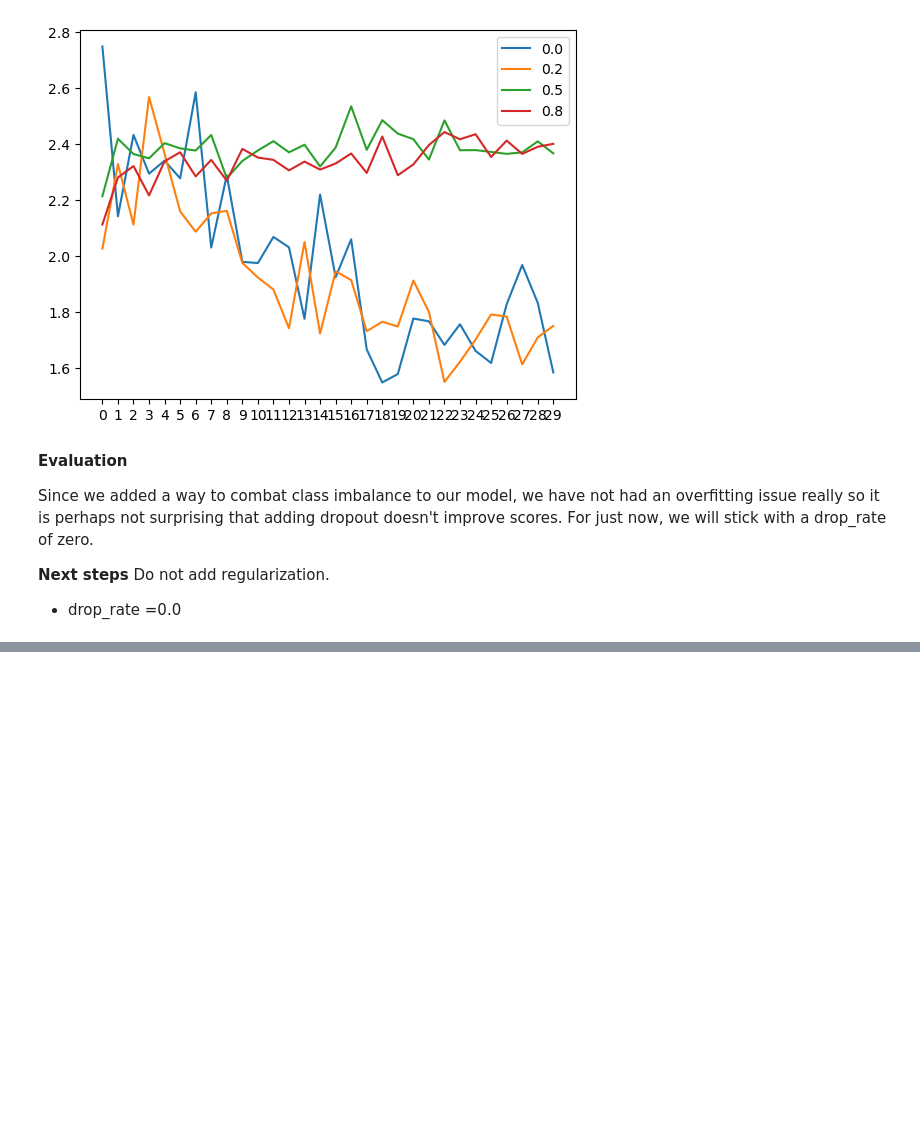
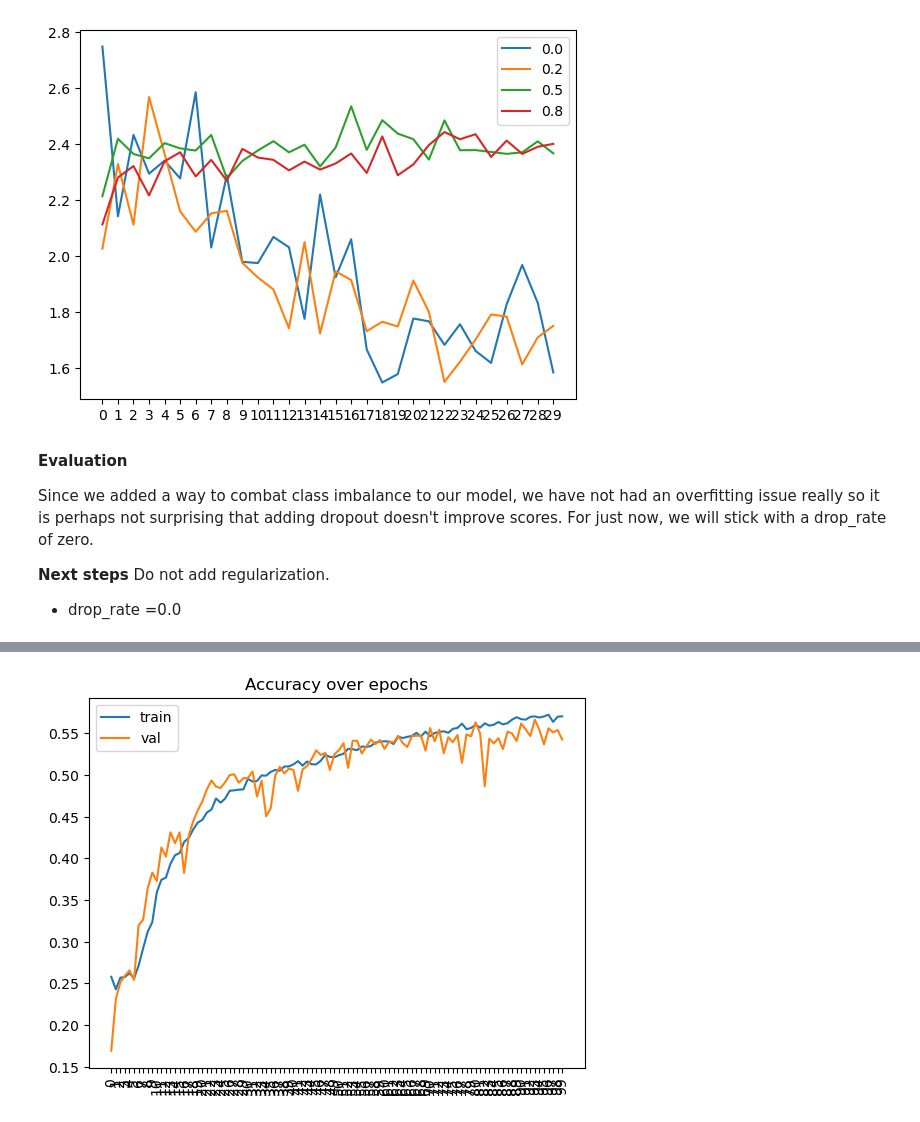
Before and after one commit to alibstill/ml-zoomcamp-emotion-recognition, a Jupyter notebook: 2_model_training/03_final_model.ipynb, the cells around one changed output, grey strips where cells are left out. Cells and saved outputs as stored; diff of their text form; code cells hidden in the pictures; blank space fills up the shorter version.

```diff
--- a/2_model_training/03_final_model.ipynb
+++ b/2_model_training/03_final_model.ipynb
@@ -776,0 +824,17 @@ TBD
+# %%
+# Use
+train_dataset = create_dataset(train_image_paths, train_labels, label_encoder, should_augment_image=True, batch_size=32)
+
+learning_rate=0.001
+dense_layer_units = [64,32]
+drop_rate = 0.0
+
+final_with_aug_model = build_model(learning_rate=learning_rate,dense_layer_units=dense_layer_units, drop_rate=drop_rate)
+
+checkpoint = keras.callbacks.ModelCheckpoint('er_final_with_aug_{epoch:02d}_{val_accuracy:.3f}.keras',
+                                save_best_only=True,
+                                monitor='val_accuracy',
+                                mode='max'
+                               )
+
+final_with_aug_history = final_with_aug_model.fit(train_dataset, epochs=100, validation_data=val_dataset, callbacks=[checkpoint])
@@ -776,0 +869,9 @@ TBD
+# %%
+plt.plot(final_with_aug_history.history["accuracy"], label="train")
+plt.plot(final_with_aug_history.history["val_accuracy"], label="val")
+plt.xticks(np.arange(100), rotation=90)
+plt.legend()
+plt.title("Accuracy over epochs")
+plt.show()
+# %% [output]
+[figure, added]
```
Also changed, not shown: parts of 23 cells of this notebook, 1 other file.
